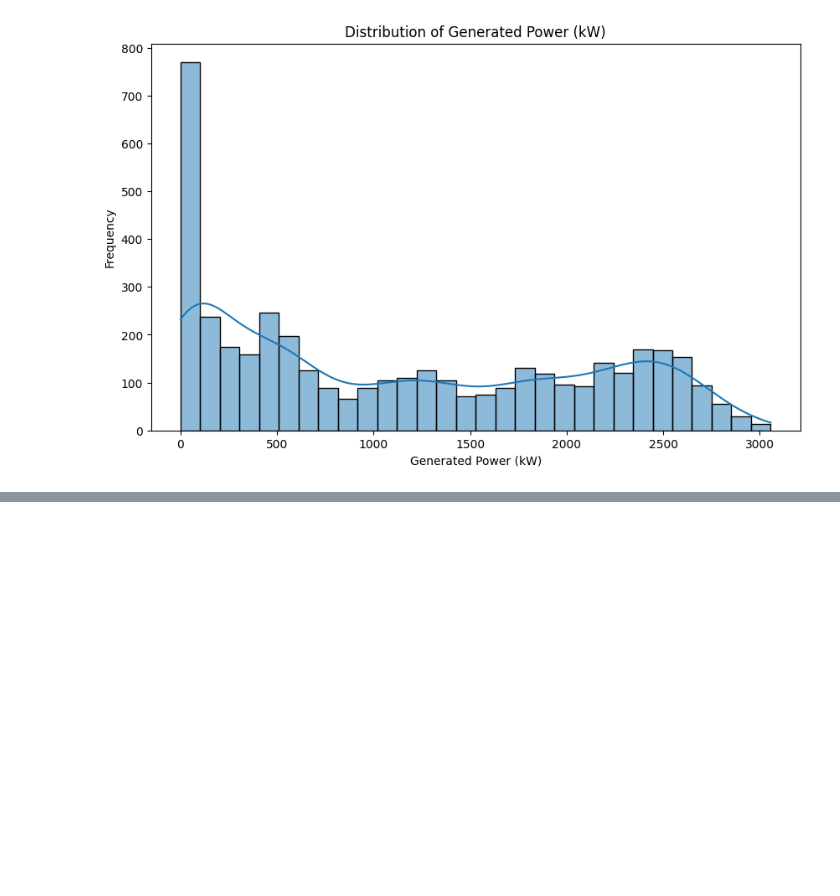
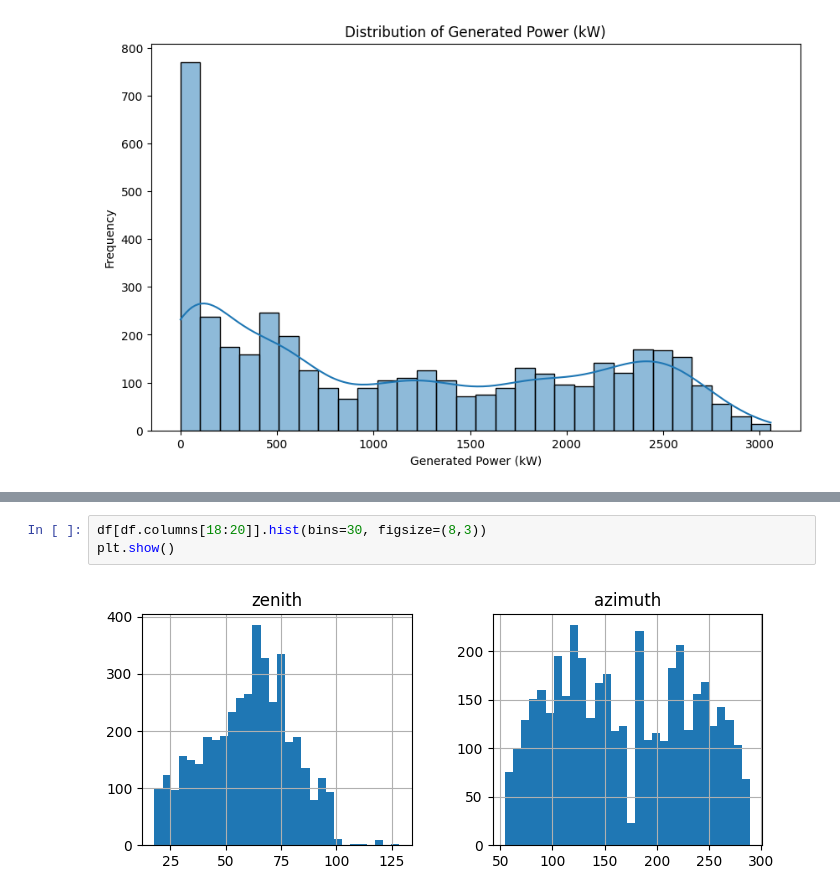
Before and after one commit to dineshmanigopal/Solar-Power-Predictor-using-Linear-Regression, a Jupyter notebook: solarpowerpridector.ipynb, the cells around one changed output, grey strips where cells are left out. Drawn from its saved outputs; the diff is of its cells as text; blank space fills up the shorter version.

```diff
--- a/solarpowerpridector.ipynb
+++ b/solarpowerpridector.ipynb
@@ -116,0 +165,5 @@ plt.show()
+# %%
+df[df.columns[18:20]].hist(bins=30, figsize=(8,3))
+plt.show()
+# %% [output]
+[figure, added]
```
Also changed, not shown: parts of 14 cells of this notebook.
